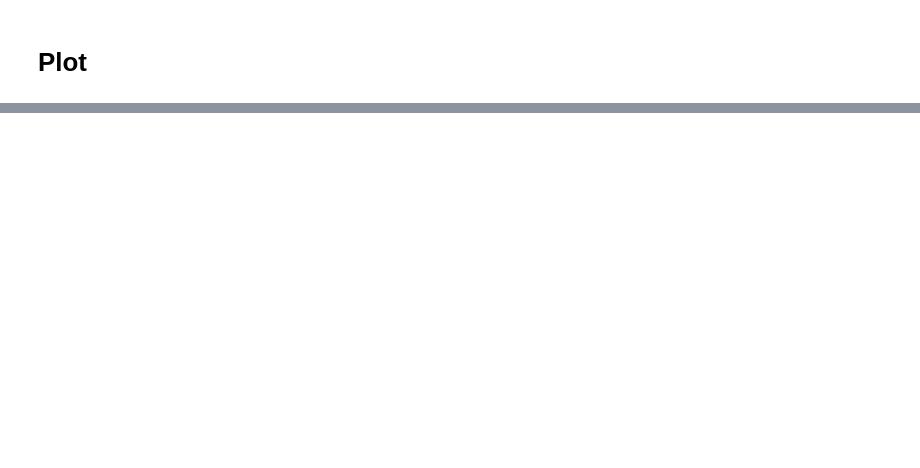
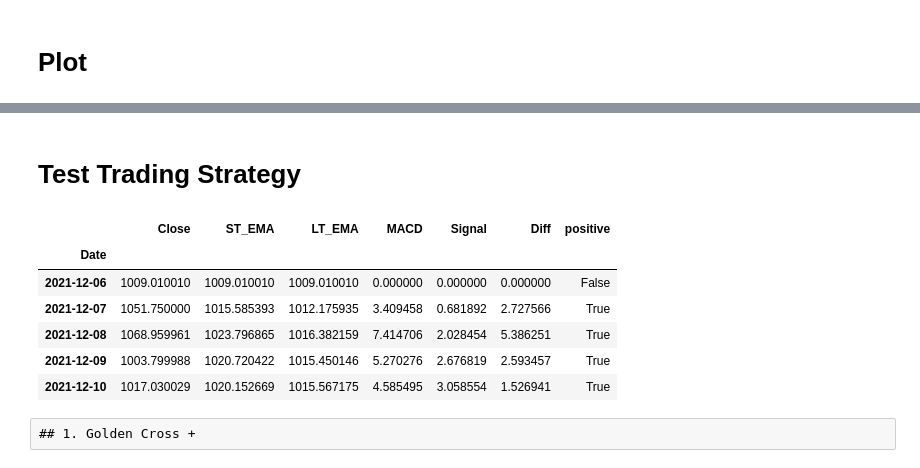
Before and after one commit to ShenChikai/Trading-Projects, a Jupyter notebook: MACD/MACD.ipynb, the cells around one changed output, grey strips where cells are left out. Saved outputs shown, nothing was run; the diff lists cells and outputs as text; code cells hidden in the pictures; blank space fills up the shorter version.

```diff
--- a/MACD/MACD.ipynb
+++ b/MACD/MACD.ipynb
@@ -182,0 +184,14 @@ fig.savefig('MACD.png')
+# %% [markdown]
+# Test Trading Strategy
+# %%
+MACD_df.head()
+# %% [output]
+|  | Close | ST_EMA | LT_EMA | MACD | Signal | Diff | positive |
+| Date |  |  |  |  |  |  |  |
+| 2021-12-06 | 1009.010010 | 1009.010010 | 1009.010010 | 0.000000 | 0.000000 | 0.000000 | False |
+| 2021-12-07 | 1051.750000 | 1015.585393 | 1012.175935 | 3.409458 | 0.681892 | 2.727566 | True |
+| 2021-12-08 | 1068.959961 | 1023.796865 | 1016.382159 | 7.414706 | 2.028454 | 5.386251 | True |
+| 2021-12-09 | 1003.799988 | 1020.720422 | 1015.450146 | 5.270276 | 2.676819 | 2.593457 | True |
+| 2021-12-10 | 1017.030029 | 1020.152669 | 1015.567175 | 4.585495 | 3.058554 | 1.526941 | True |
+# %% [raw]
+## 1. Golden Cross +
```
Also changed, not shown: parts of 4 cells of this notebook, 2 other files.
